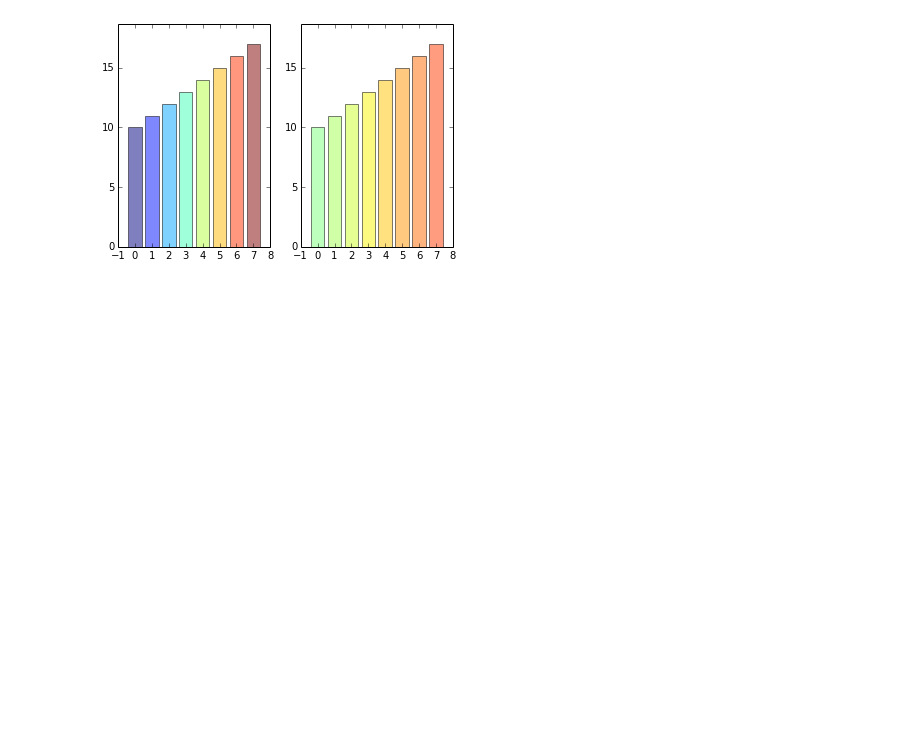
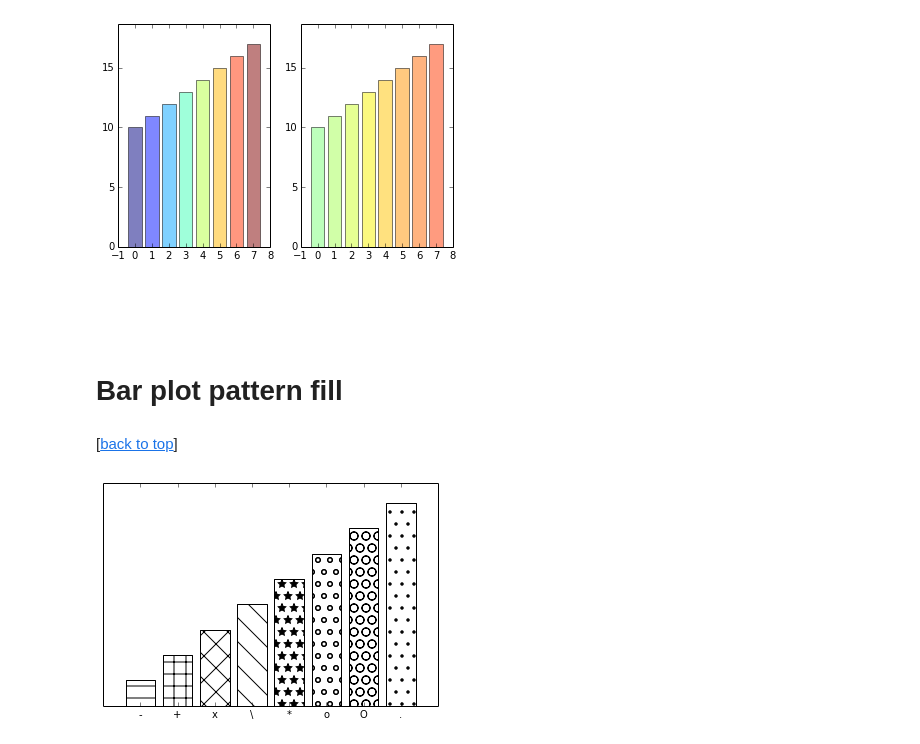
Before and after one commit to rasbt/matplotlib-gallery, a Jupyter notebook: ipynb/barplots.ipynb, the cells around one changed output. Cells and saved outputs as stored; diff of their text form; code cells hidden in the pictures; blank space fills up the shorter version.

Commit message:
scatterplot w incr point size adn barplot patterns

```diff
--- a/ipynb/barplots.ipynb
+++ b/ipynb/barplots.ipynb
@@ -352,3 +353,41 @@ plt.ylim(0, max(mean_values) * 1.1)
 plt.show()
 # %% [output]
 [figure]
+# %% [markdown]
+<br>
+<br>
+# %% [markdown]
+# Bar plot pattern fill
+# %% [markdown]
+[[back to top](#Sections)]
+# %%
+import matplotlib.pyplot as plt
+
+patterns = ('-', '+', 'x', '\\', '*', 'o', 'O', '.')
+
+fig = plt.gca()
+
+# input data
+mean_values = range(1, len(patterns)+1)
+
+# plot bars
+x_pos = list(range(len(mean_values)))
+bars = plt.bar(x_pos,
+               mean_values,
+               align='center',
+               color='white',
+               )
+
+# set patterns
+for bar, pattern in zip(bars, patterns):
+     bar.set_hatch(pattern)
+
+
+# set axes labels and formatting
+fig.axes.get_yaxis().set_visible(False)
+plt.ylim([0, max(mean_values) * 1.1])
+plt.xticks(x_pos, patterns)
+
+plt.show()
+# %% [output]
+[figure, added]
```
Also changed, not shown: parts of 2 cells of this notebook, 3 other files.
